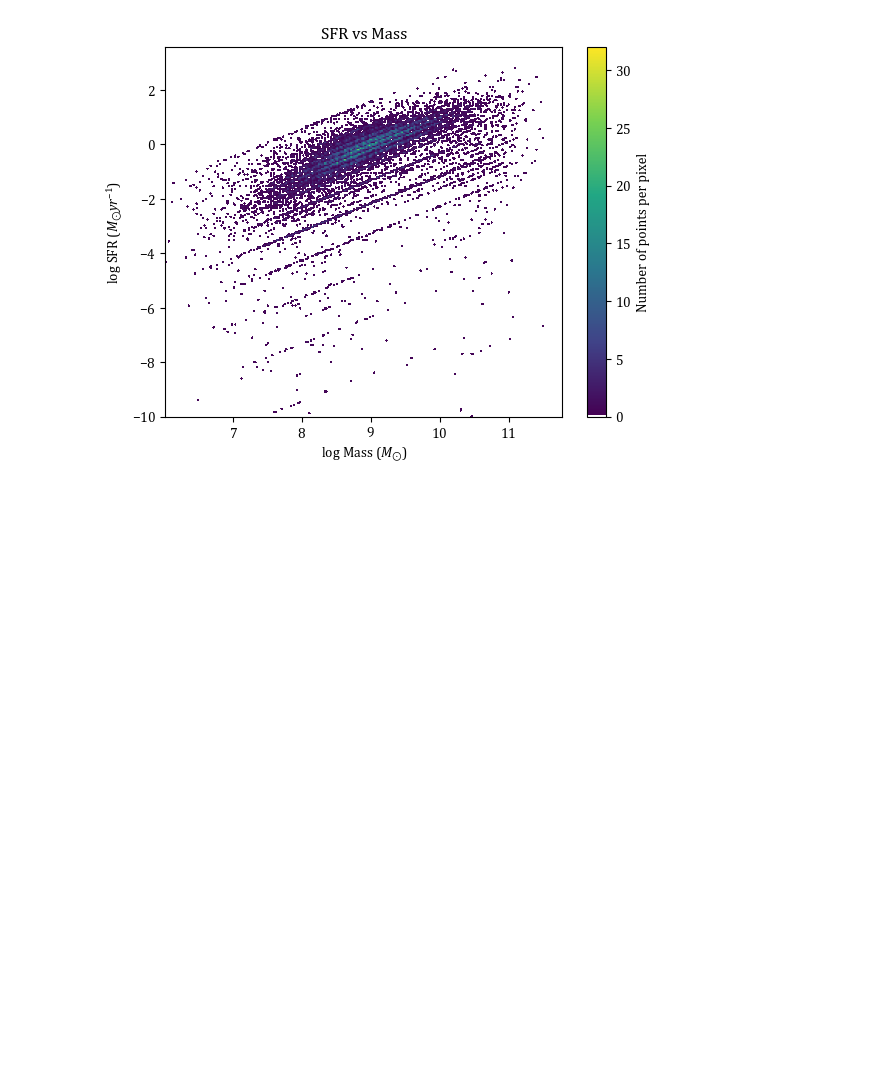
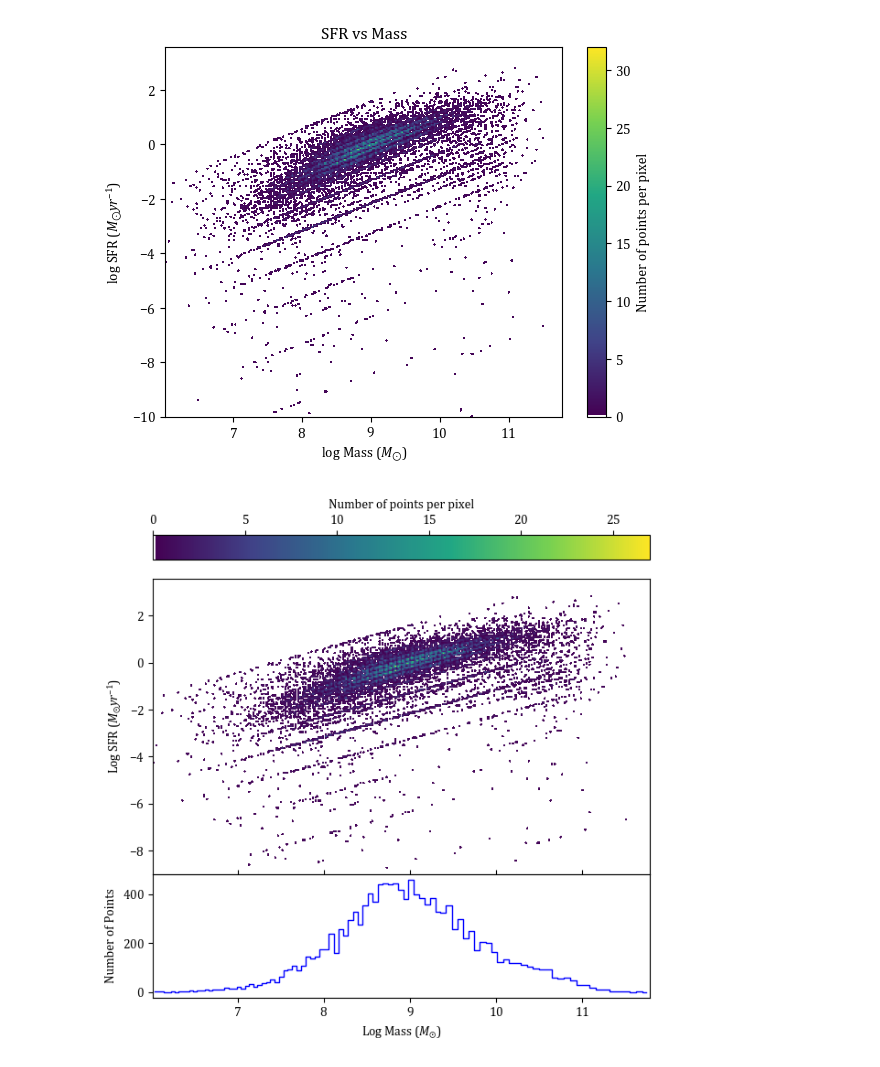
Before and after one commit to daniel-lyon/MPhil-Code, a Jupyter notebook: zfourge_cdfs.ipynb, the cells around one changed output. Cells and saved outputs as stored; diff of their text form; code cells hidden in the pictures; blank space fills up the shorter version.

Commit message:
plot of sfr vs mass

```diff
--- a/zfourge_cdfs.ipynb
+++ b/zfourge_cdfs.ipynb
@@ -35,3 +42,35 @@ plt.ylim(-10)
 plt.show()
 # %% [output]
 [figure]
+# %%
+
+
+mass = df['lmass']
+sfr = df['lsfr']
+
+# Define bins for the bar graph
+x_bins = np.logspace(np.log10(min(mass)), np.log10(max(mass)), 100)
+counts, _ = np.histogram(mass, bins=x_bins)
+x_centers = np.sqrt(x_bins[:-1] * x_bins[1:])
+
+# Create a grid layout with 2 rows and 1 column
+fig = plt.figure(figsize=(7, 7))
+gs = gridspec.GridSpec(2, 1, height_ratios=[3, 1])
+gs.update(hspace=0.0)  # Set the vertical gap between subplots to 0
+
+# Log-log Scatter plot
+ax0 = plt.subplot(gs[0], projection='scatter_density')
+density = ax0.scatter_density(mass, sfr, cmap=white_viridis)
+plt.colorbar(density, label='Number of points per pixel', location='top')
+ax0.set_ylabel('Log SFR ($M_{☉} yr^{-1}$)')
+ax0.set_ylim(-9)
+
+# Bar graph
+ax1 = plt.subplot(gs[1], sharex=ax0)
+ax1.step(x_centers, counts, where='mid', color='b', linewidth=1)
+# ax1.set_yscale('log')
+ax1.set_xlabel('Log Mass ($M_{☉}$)')
+ax1.set_ylabel('Number of Points')
+ax1.get_xaxis().set_ticks_position('both')
+# %% [output]
+[figure, added]
```
Also changed, not shown: parts of 1 cell of this notebook.
